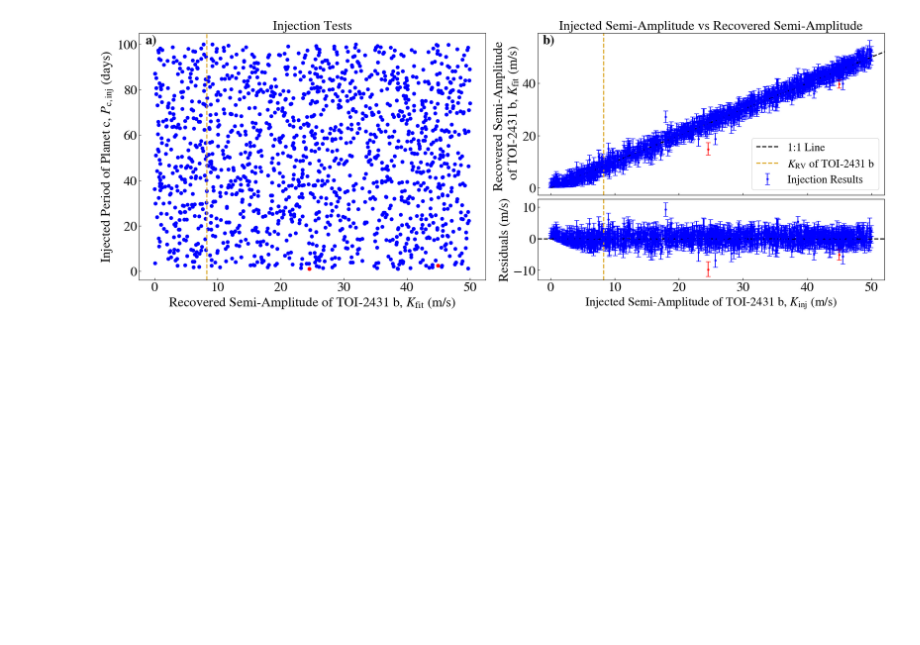
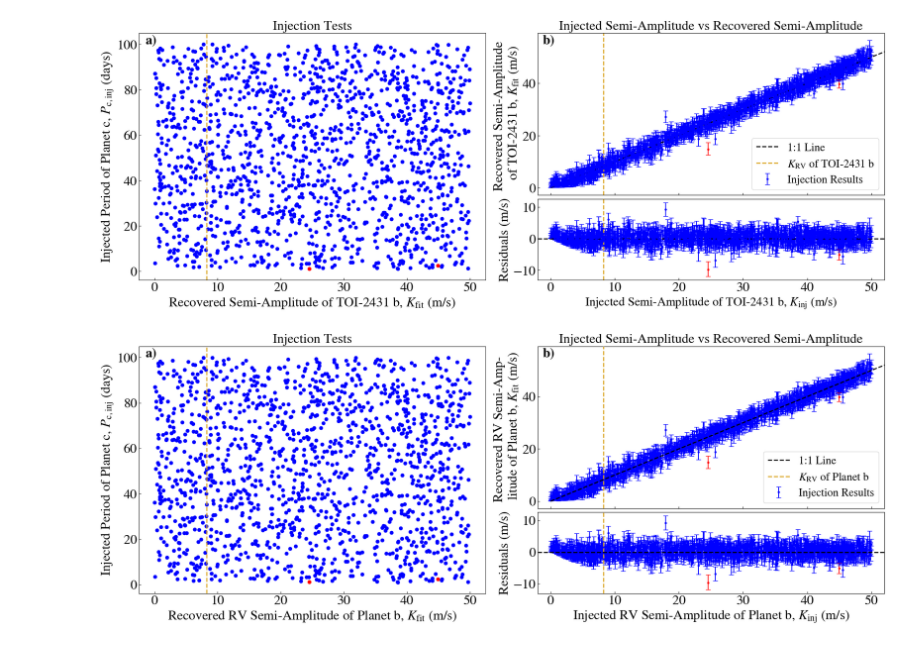
Before and after one commit to Kaya-Han-Tas/ExoMUSE, a Jupyter notebook: notebooks/toi2431-analysis/Planet Injection Visualization-3sigma.ipynb, the cells around one changed output. Drawn from its saved outputs; the diff is of its cells as text; code cells hidden in the pictures; blank space fills up the shorter version.

```diff
--- a/notebooks/toi2431-analysis/Planet Injection Visualization-3sigma.ipynb
+++ b/notebooks/toi2431-analysis/Planet Injection Visualization-3sigma.ipynb
@@ -291,3 +291,93 @@ plt.savefig("toi_2431_injection_test_panel_plot.png", dpi = 500, bbox_inches="ti
 plt.show()
 # %% [output]
 [figure]
+# %%
+import matplotlib.gridspec as gridspec
+
+fig = plt.figure(figsize=(24, 8))
+
+#We create 2 row - 2 column figure.
+gs = gridspec.GridSpec(2, 2, width_ratios=[1, 1], height_ratios=[2, 1], wspace=0.15, hspace=0.03)
+
+#Injected and Recovered General View plot. (Uses 2 rows on the 1st column)
+ax1 = fig.add_subplot(gs[:, 0])
+
+for i in range(len(df)):
+    if df["Result"].iloc[i] == "Recovered":
+        plt.scatter(df["K_b (m/s)"].iloc[i], df["P_c (days)"].iloc[i], color = "blue")
+
+    elif df["Result"].iloc[i] == "Not Recovered":
+        plt.scatter(df["K_b (m/s)"].iloc[i], df["P_c (days)"].iloc[i], color = "red")
+
+ax1.axvline(8.27, color = "goldenrod", linestyle = "--", linewidth = 2, zorder = 99)
+ax1.text(-1.45, 100, "a)", fontsize = 24, fontweight = "bold")
+ax1.set_title("Injection Tests", size = 24)
+ax1.set_xlabel("Recovered RV Semi-Amplitude of Planet b, $K_{\\mathrm{fit}}$ (m/s)", size = 24)
+ax1.set_ylabel("Injected Period of Planet c, $P_{\\mathrm{c,inj}}$ (days)", size = 24)
+ax1.tick_params(axis = "both", labelsize = 24)
+
+#Injected vs Recovered Results and Residuals
+#Results uses 1st row on the 2nd column.
+ax2 = fig.add_subplot(gs[0, 1])
+
+labelname = "Injection Results"
+for i in range(len(df)):
+    if df["Result"].iloc[i] == "Recovered":
+        if i > 0:
+            labelname = None
+
+        ax2.errorbar(df["K_truth (m/s)"].iloc[i], df["K_fit (m/s)"].iloc[i],
+                     yerr = [[df["K_fit Lower Error"].iloc[i]], [df["K_fit Upper Error"].iloc[i]]],
+                     fmt='.', color="blue", label=labelname, capsize=4)
+
+    elif df["Result"].iloc[i] == "Not Recovered":
+        ax2.errorbar(df["K_truth (m/s)"].iloc[i], df["K_fit (m/s)"].iloc[i],
+                     yerr = [[df["K_fit Lower Error"].iloc[i]], [df["K_fit Upper Error"].iloc[i]]],
+                     fmt='.', color="red", label=labelname, capsize=4)
+
+#We plot the 1:1 line.
+min_val = min(df["K_truth (m/s)"].min(), df["K_fit (m/s)"].min())
+max_val = max(df["K_truth (m/s)"].max(), df["K_fit (m/s)"].max())
+ax2.plot([min_val, max_val], [min_val, max_val], 'k--', linewidth=2, label="1:1 Line", zorder = 100)
+
+ax2.axvline(8.27, color = "goldenrod", linestyle = "--", linewidth = 2, label = "$K_{\\mathrm{RV}}$ of Planet b",
+            zorder = 99)
+ax2.text(-1.2, 55, "b)", fontsize = 24, fontweight = "bold")
+ax2.set_title("Injected Semi-Amplitude vs Recovered Semi-Amplitude", fontsize = 24)
+ax2.set_ylabel("Recovered RV Semi-Amp- \n litude of Planet b, $K_{\\mathrm{fit}}$ (m/s)", fontsize=24)
+ax2.tick_params(axis="both", labelsize=24)
+#ax2.tick_params(axis='x', which='both', bottom=False, top=False, labelbottom=False)
+ax2.legend(fontsize = 20)
+ax2.set_xlim(-2, 52)
+
+#Residuals use 2nd row on the 2nd column.
+ax3 = fig.add_subplot(gs[1, 1], sharex = ax2)
+
+residuals = df["K_fit (m/s)"] - df["K_truth (m/s)"]
+
+for i in range(len(df)):
+    if df["Result"].iloc[i] == "Recovered":
+        ax3.errorbar(df["K_truth (m/s)"].iloc[i], residuals[i],
+                     yerr = [[df["K_fit Lower Error"].iloc[i]], [df["K_fit Upper Error"].iloc[i]]],
+                     fmt='.', color="blue", label=labelname, capsize=4)
+
+    elif df["Result"].iloc[i] == "Not Recovered":
+        ax3.errorbar(df["K_truth (m/s)"].iloc[i], residuals[i],
+                     yerr = [[df["K_fit Lower Error"].iloc[i]], [df["K_fit Upper Error"].iloc[i]]],
+                     fmt='.', color="red", label=labelname, capsize=4)
+
+#We add the horizontal zero-line for the residuals.
+ax3.axhline(0, color='k', linestyle='--', linewidth=2, zorder = 100)
+ax3.axvline(8.27, color = "goldenrod", linestyle = "--", linewidth = 2, label = "$K_{\\mathrm{RV}}$ of TOI-2431 b",
+            zorder = 99)
+
+ax3.set_xlabel("Injected RV Semi-Amplitude of Planet b, $K_{\\mathrm{inj}}$ (m/s)", fontsize=24)
+ax3.set_ylabel("Residuals (m/s)", fontsize=24)
+ax3.tick_params(axis="both", labelsize=24)
+
+plt.setp(ax2.get_xticklabels(), visible=False)
+
+plt.savefig("toi_2431_injection_test_panel_plot.png", dpi = 500, bbox_inches="tight")
+plt.show()
+# %% [output]
+[figure, added]
```
Also changed, not shown: 8 other files.
